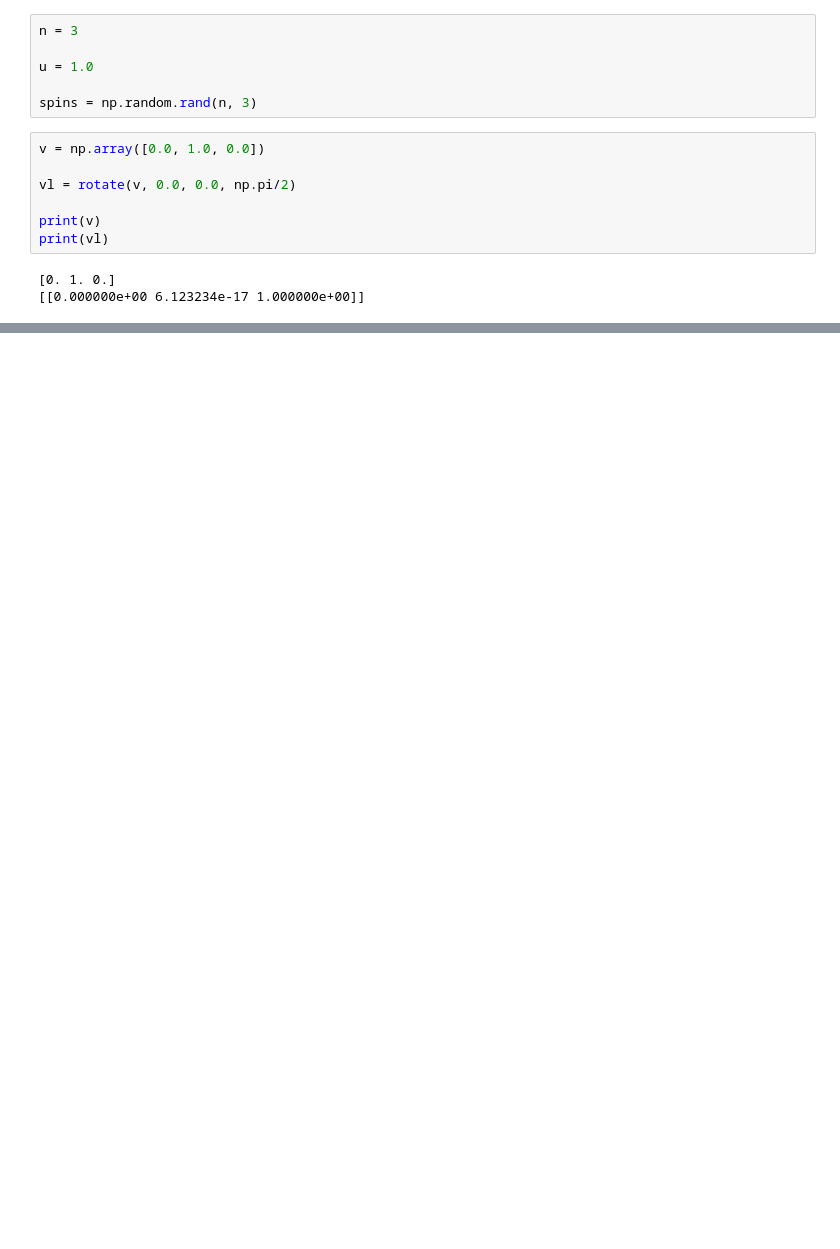
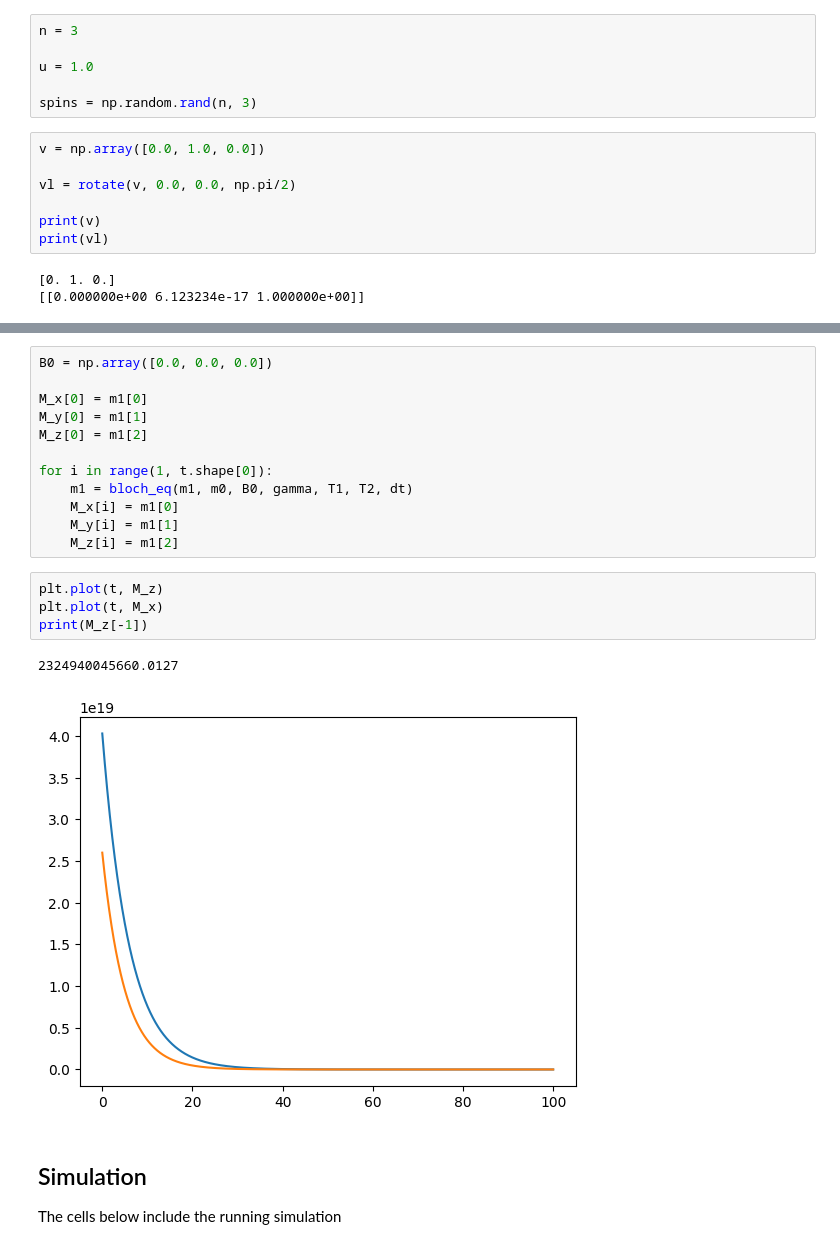
Before and after one commit to JoaoDell/MRI-study, a Jupyter notebook: examples/spin_echo_sim/spin_echo.ipynb, the cells around one changed output, grey strips where cells are left out. Saved outputs shown, nothing was run; the diff lists cells and outputs as text; blank space fills up the shorter version.

```diff
--- a/examples/spin_echo_sim/spin_echo.ipynb
+++ b/examples/spin_echo_sim/spin_echo.ipynb
@@ -145,0 +282,22 @@ print((mat*np.matrix(changed).T).T)
+# %%
+B0 = np.array([0.0, 0.0, 0.0])
+
+M_x[0] = m1[0]
+M_y[0] = m1[1]
+M_z[0] = m1[2]
+
+for i in range(1, t.shape[0]):
+    m1 = bloch_eq(m1, m0, B0, gamma, T1, T2, dt)
+    M_x[i] = m1[0]
+    M_y[i] = m1[1]
+    M_z[i] = m1[2]
+# %%
+plt.plot(t, M_z)
+plt.plot(t, M_x)
+print(M_z[-1])
+# %% [output]
+2324940045660.0127
+[figure, added]
+# %% [markdown]
+## Simulation
+The cells below include the running simulation
```
Also changed, not shown: parts of 8 cells of this notebook, 1 other file.
